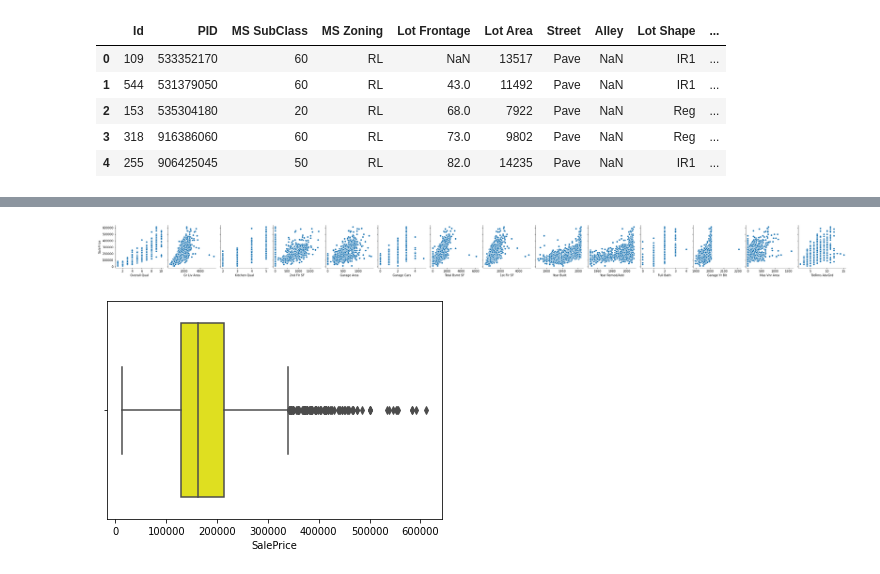
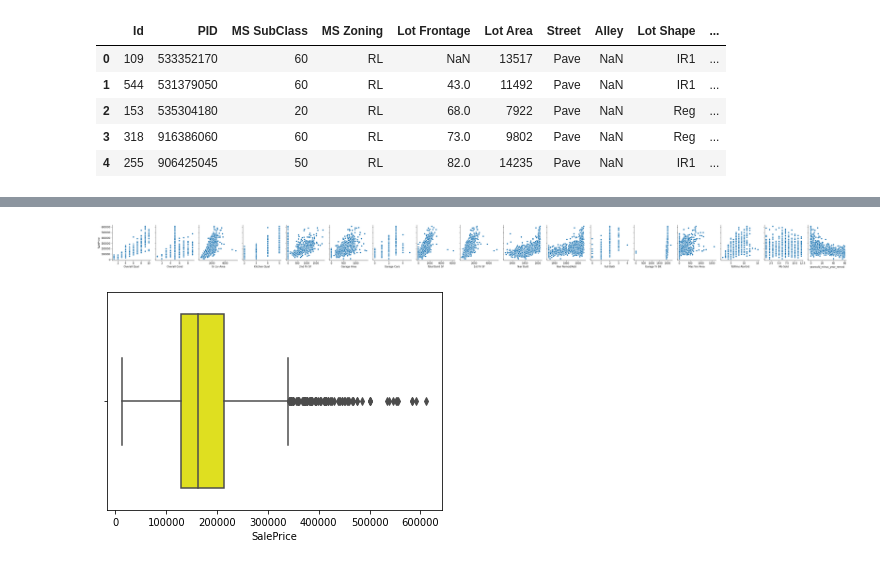
Before and after one commit to roycephillipsjr/GA_project_2, a Jupyter notebook: code/01_EDA_and_Cleaning.ipynb, the cells around one changed output, grey strips where cells are left out. Drawn from its saved outputs; the diff is of its cells as text; code cells hidden in the pictures.

```diff
--- a/code/01_EDA_and_Cleaning.ipynb
+++ b/code/01_EDA_and_Cleaning.ipynb
@@ -523,0 +1167,3 @@ Name: Kitchen Qual, dtype: float64
+# %%
+ames_housing['BsmtFin Type 1'] = ames_housing['BsmtFin Type 1'].map(basement_qualities)
+ames_housing['BsmtFin Type 2'] = ames_housing['BsmtFin Type 2'].map(basement_qualities)
@@ -523,0 +1202,8 @@ Name: Kitchen Qual, dtype: float64
+# %%
+def change_air(air):
+    if air == 'Y':
+        return 1
+    else:
+        return 0
+# %%
+ames_housing['Central Air'] = ames_housing['Central Air'].map(change_air)
@@ -523,0 +1288,4 @@ Name: Kitchen Qual, dtype: float64
+# %%
+# Feature engineering a new column
+# Looking at scatterplot you can see an increase in higher sale prices when the year of remodel is more recent
+ames_housing['yearsold_minus_year_remod'] = ames_housing['Yr Sold'] - ames_housing['Year Remod/Add']
@@ -588,12 +1376,12 @@ sns.heatmap(ames_housing.corr()[['SalePrice']].sort_values('SalePrice'),
 # %%
 
-sns.pairplot(ames_housing, x_vars=["Overall Qual", "Gr Liv Area", "Kitchen Qual", "2nd Flr SF",
+sns.pairplot(ames_housing, x_vars=["Overall Qual", "Overall Cond", "Gr Liv Area", "Kitchen Qual", "2nd Flr SF",
                                    "Garage Area", "Garage Cars", "Total Bsmt SF", "1st Flr SF",
                                    "Year Built", "Year Remod/Add", "Full Bath", "Garage Yr Blt",
-                                   "Mas Vnr Area", "TotRms AbvGrd"],
+                                   "Mas Vnr Area", "TotRms AbvGrd", "Mo Sold", 'yearsold_minus_year_remod'],
                                     y_vars=['SalePrice']);
 # %% [output]
-[figure, old version]
+[figure, new version]
 # %%
 sns.boxplot(ames_housing['SalePrice'], color='yellow');
 # %% [output]
```
Also changed, not shown: parts of 138 cells of this notebook.
